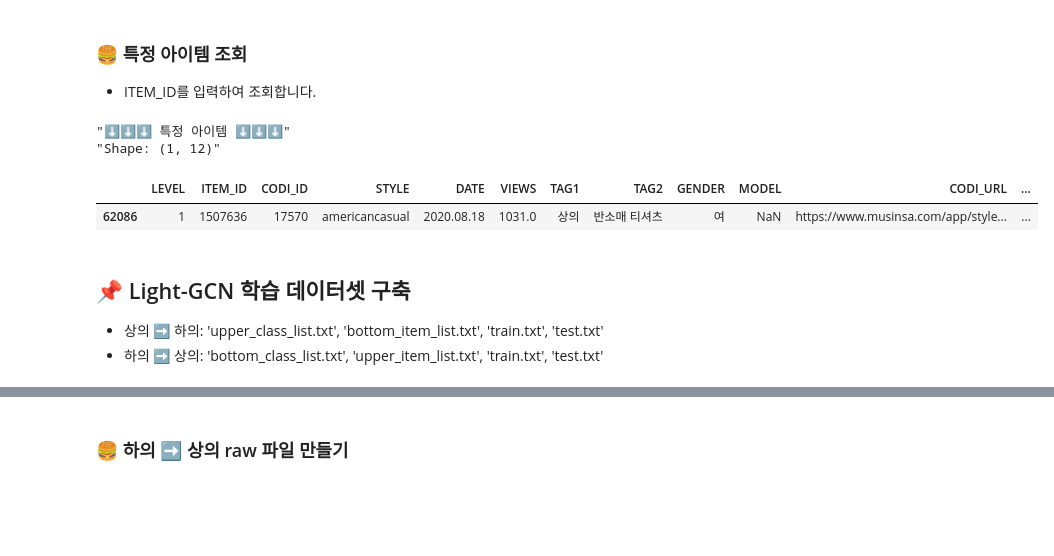
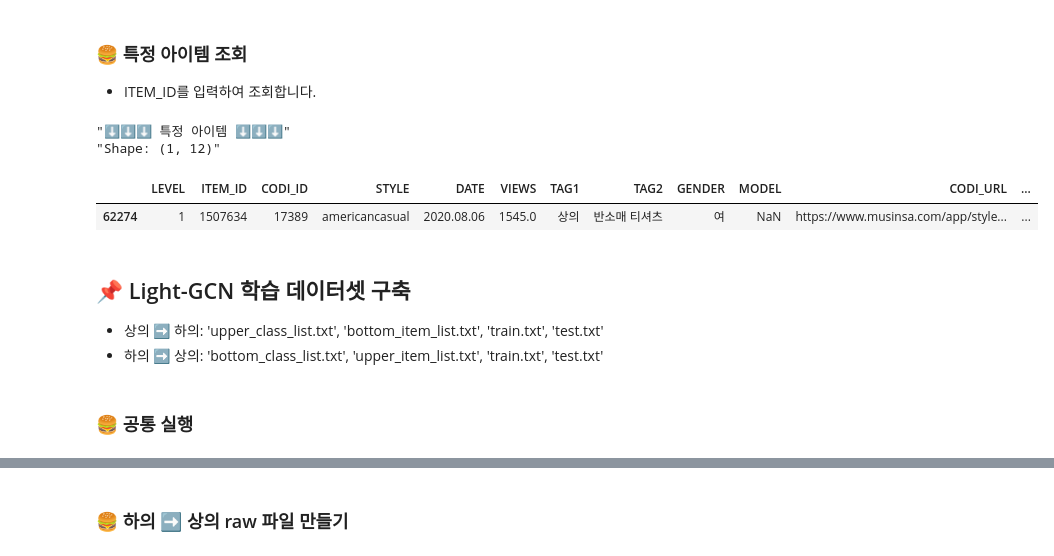
Before and after one commit to cutetory/DSfinal, a Jupyter notebook: step1/source/step1_datasets.ipynb, the cells around one changed output, grey strips where cells are left out. Saved outputs shown, nothing was run; the diff lists cells and outputs as text; code cells hidden in the pictures; blank space fills up the shorter version.

```diff
--- a/step1/source/step1_datasets.ipynb
+++ b/step1/source/step1_datasets.ipynb
@@ -553,17 +556,19 @@ display(view_item_midclass.loc[slicing_startnum:slicing_endnum])
 ### 🍔 특정 아이템 조회
 * ITEM_ID를 입력하여 조회합니다.
 # %%
-view_item = df_concat2[df_concat2['ITEM_ID'] == 1507636]
+view_item = df_concat2[df_concat2['ITEM_ID'] == 1507634]
 
 print("\x1b[32m\"⬇⬇⬇ 특정 아이템 ⬇⬇⬇\"\x1b[0m")
 print(f"\x1b[33m\"Shape: {view_item.shape}\"\x1b[0m")
 display(view_item)
 # %% [output]
 "⬇⬇⬇ 특정 아이템 ⬇⬇⬇"
 "Shape: (1, 12)"
 |  | LEVEL | ITEM_ID | CODI_ID | STYLE | DATE | VIEWS | TAG1 | TAG2 | GENDER | MODEL | CODI_URL | ... |
-| 62086 | 1 | 1507636 | 17570 | americancasual | 2020.08.18 | 1031.0 | 상의 | 반소매 티셔츠 | 여 | NaN | https://www.musinsa.com/app/style... | ... |
+| 62274 | 1 | 1507634 | 17389 | americancasual | 2020.08.06 | 1545.0 | 상의 | 반소매 티셔츠 | 여 | NaN | https://www.musinsa.com/app/style... | ... |
 # %% [markdown]
 ## 📌 Light-GCN 학습 데이터셋 구축
 * 상의 ➡ 하의: 'upper_class_list.txt', 'bottom_item_list.txt', 'train.txt', 'test.txt'
 * 하의 ➡ 상의: 'bottom_class_list.txt', 'upper_item_list.txt', 'train.txt', 'test.txt'
+# %% [markdown]
+### 🍔 공통 실행
```
Also changed, not shown: parts of 54 cells of this notebook, 2 other files.
